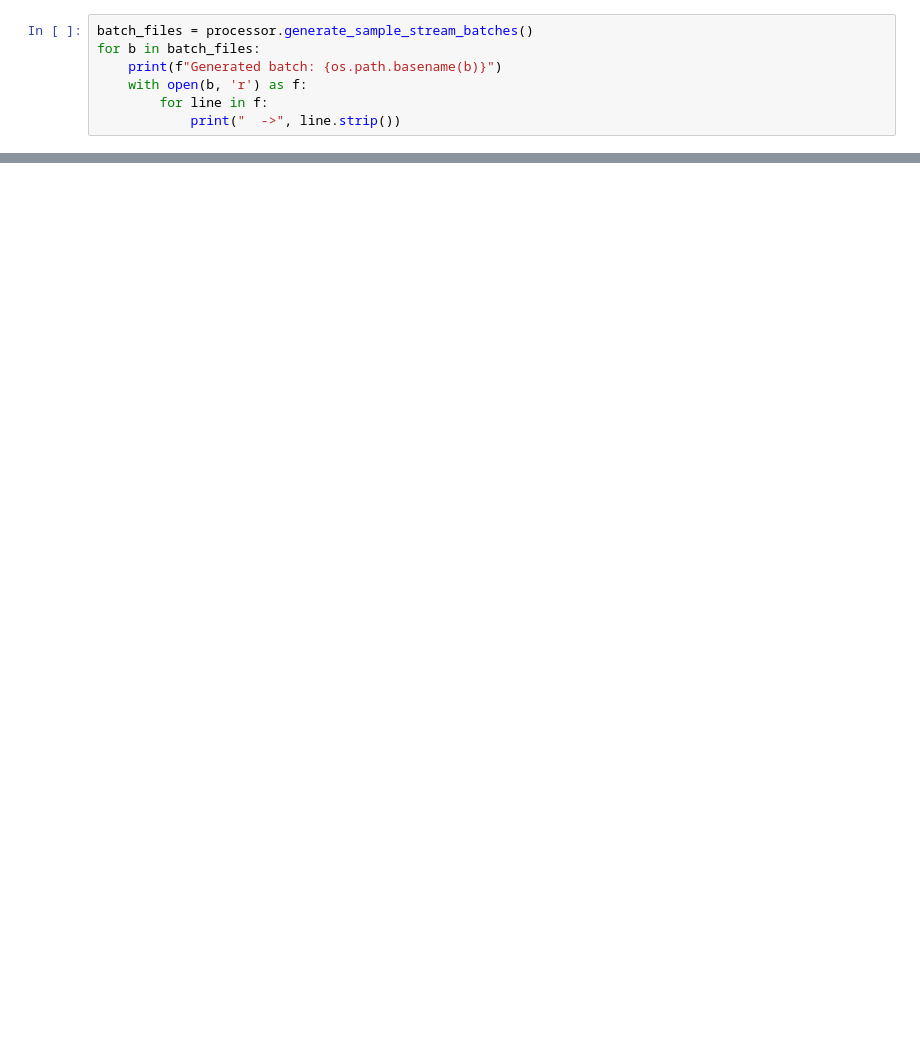
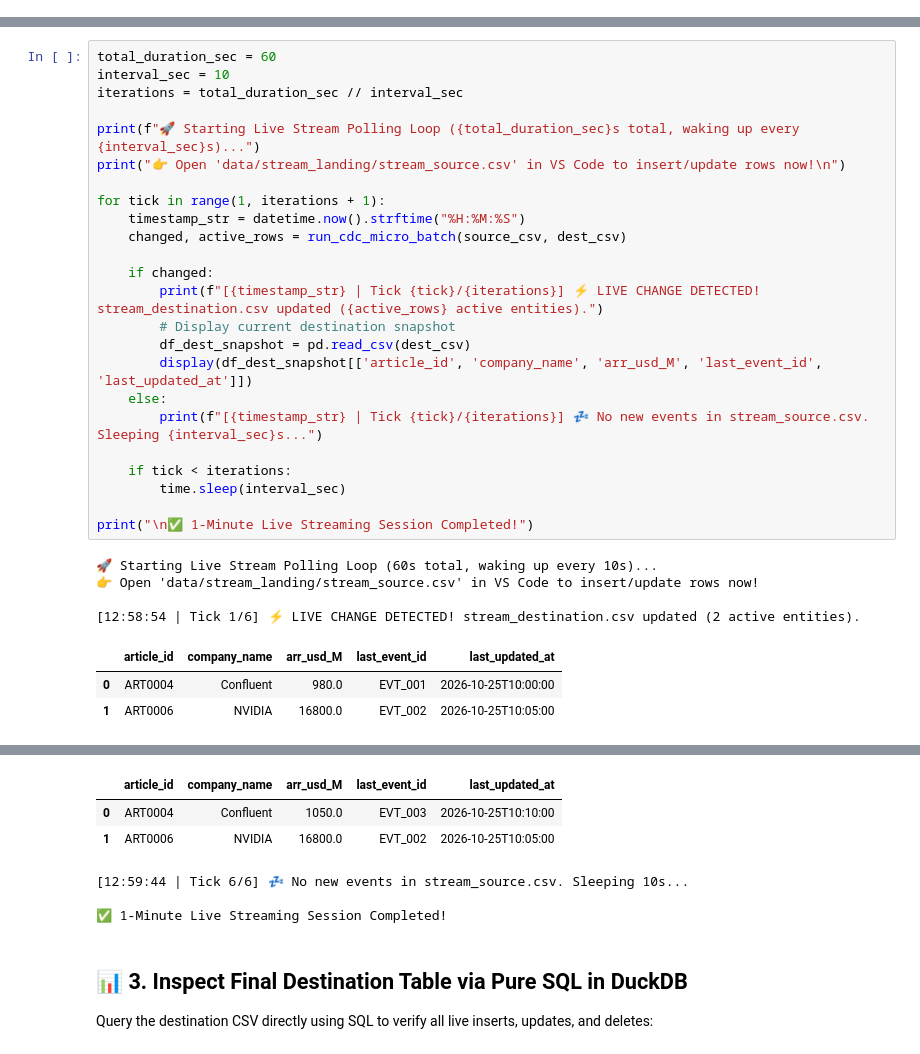
Before and after one commit to chanakyachandu/tech-news-arr-warehouse, a Jupyter notebook: part3_realtime_streaming_cdc/realtime_cdc_streaming.ipynb, the cells around one changed output, grey strips where cells are left out. Saved outputs shown, nothing was run; the diff lists cells and outputs as text; blank space fills up the shorter version.

```diff
--- a/part3_realtime_streaming_cdc/realtime_cdc_streaming.ipynb
+++ b/part3_realtime_streaming_cdc/realtime_cdc_streaming.ipynb
@@ -33,7 +0,0 @@ We generate 3 micro-batches simulating live events:
-# %%
-batch_files = processor.generate_sample_stream_batches()
-for b in batch_files:
-    print(f"Generated batch: {os.path.basename(b)}")
-    with open(b, 'r') as f:
-        for line in f:
-            print("  ->", line.strip())
@@ -78,0 +152,32 @@ print(df_res.to_string(index=False))
+# %%
+total_duration_sec = 60
+interval_sec = 10
+iterations = total_duration_sec // interval_sec
+
+print(f"🚀 Starting Live Stream Polling Loop ({total_duration_sec}s total, waking up every {interval_sec}s)...")
+print("👉 Open 'data/stream_landing/stream_source.csv' in VS Code to insert/update rows now!\n")
+
+for tick in range(1, iterations + 1):
+    timestamp_str = datetime.now().strftime("%H:%M:%S")
+    changed, active_rows = run_cdc_micro_batch(source_csv, dest_csv)
+
+    if changed:
+        print(f"[{timestamp_str} | Tick {tick}/{iterations}] ⚡ LIVE CHANGE DETECTED! stream_destination.csv updated ({active_rows} active entities).")
+        # Display current destination snapshot
+        df_dest_snapshot = pd.read_csv(dest_csv)
+        display(df_dest_snapshot[['article_id', 'company_name', 'arr_usd_M', 'last_event_id', 'last_updated_at']])
+    else:
+        print(f"[{timestamp_str} | Tick {tick}/{iterations}] 💤 No new events in stream_source.csv. Sleeping {interval_sec}s...")
+
+    if tick < iterations:
+        time.sleep(interval_sec)
+
+print("\n✅ 1-Minute Live Streaming Session Completed!")
+# %% [output]
+🚀 Starting Live Stream Polling Loop (60s total, waking up every 10s)...
+👉 Open 'data/stream_landing/stream_source.csv' in VS Code to insert/update rows now!
+
+[12:58:54 | Tick 1/6] ⚡ LIVE CHANGE DETECTED! stream_destination.csv updated (2 active entities).
+|  | article_id | company_name | arr_usd_M | last_event_id | last_updated_at |
+| 0 | ART0004 | Confluent | 980.0 | EVT_001 | 2026-10-25T10:00:00 |
+| 1 | ART0006 | NVIDIA | 16800.0 | EVT_002 | 2026-10-25T10:05:00 |
@@ -78,0 +188,10 @@ print(df_res.to_string(index=False))
+|  | article_id | company_name | arr_usd_M | last_event_id | last_updated_at |
+| 0 | ART0004 | Confluent | 1050.0 | EVT_003 | 2026-10-25T10:10:00 |
+| 1 | ART0006 | NVIDIA | 16800.0 | EVT_002 | 2026-10-25T10:05:00 |
+[12:59:44 | Tick 6/6] 💤 No new events in stream_source.csv. Sleeping 10s...
+
+✅ 1-Minute Live Streaming Session Completed!
+# %% [markdown]
+## 📊 3. Inspect Final Destination Table via Pure SQL in DuckDB
+
+Query the destination CSV directly using SQL to verify all live inserts, updates, and deletes:
```
Also changed, not shown: parts of 18 cells of this notebook, 33 other files.
